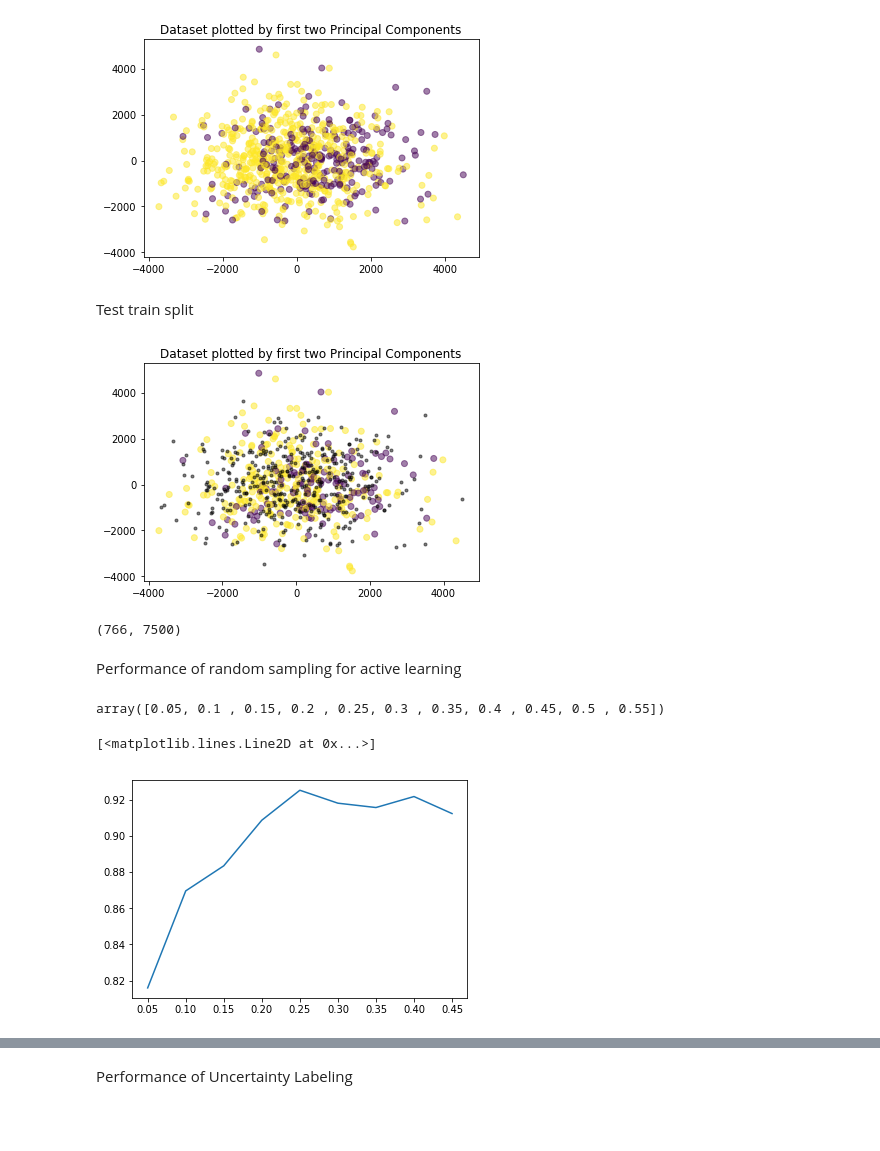
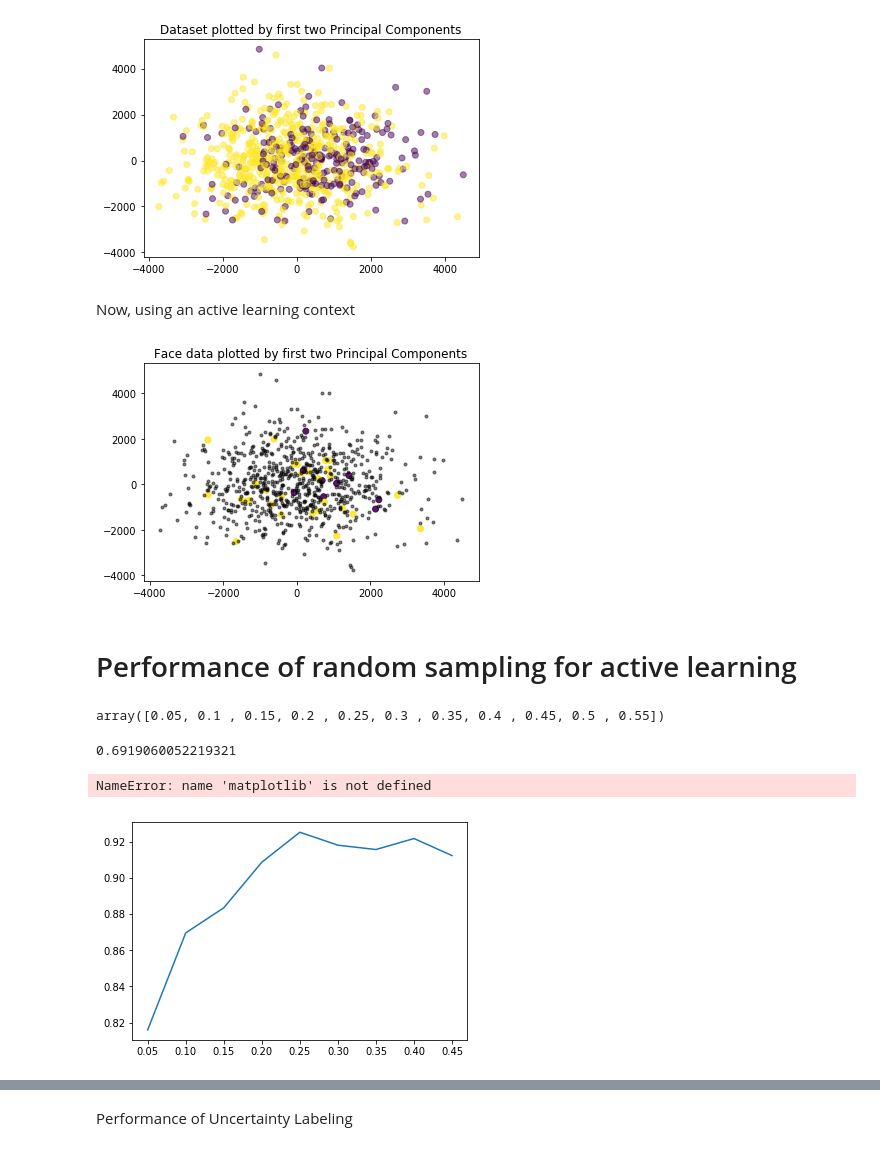
Before and after one commit to nelsonauner/active-learning, a Jupyter notebook: Contextual Bandit for Active Learning - Active Thompson Sampling.ipynb, the cells around one changed output, grey strips where cells are left out. Cells and saved outputs as stored; diff of their text form; code cells hidden in the pictures; blank space fills up the shorter version.

```diff
--- a/Contextual Bandit for Active Learning - Active Thompson Sampling.ipynb
+++ b/Contextual Bandit for Active Learning - Active Thompson Sampling.ipynb
@@ -55,8 +83,8 @@ plt.title('Dataset plotted by first two Principal Components')
 plt.show()
 # %% [output]
 [figure]
-# %% [markdown]
-Test train split
+# %% [markdown]
+Now, using an active learning context
 # %%
 from sklearn.model_selection import train_test_split
 # %%
@@ -68,19 +94,15 @@ y_split_by_train_test = np.concatenate((y_train, [2 for i in y_test]))
 # %%
 plt.scatter([x[0] for x in pca[indices_train]], [x[1] for x in pca[indices_train]],
             marker='o',
-            c=y_train, alpha=.5)
+            c=y_train, alpha=.9)
 plt.scatter([x[0] for x in pca[indices_test]], [x[1] for x in pca[indices_test]],
             marker='.', c='black', alpha=.5)
-plt.title('Dataset plotted by first two Principal Components')
+plt.title('Face data plotted by first two Principal Components')
 plt.show()
 # %% [output]
-[figure, old version]
+[figure, new version]
-# %%
-X.shape
-# %% [output]
-(766, 7500)
 # %% [markdown]
-Performance of random sampling for active learning
+# Performance of random sampling for active learning
 # %%
 from sklearn.linear_model import  LogisticRegression
 # %%
@@ -92,6 +114,10 @@ array([0.05, 0.1 , 0.15, 0.2 , 0.25, 0.3 , 0.35, 0.4 , 0.45, 0.5 , 0.55])
 # %%
 perc_iterations = np.arange(.05, .5, .05)
 n_iteration = [int(f) for f in  perc_iterations * X.shape[0]]
+# %%
+np.mean(y)
+# %% [output]
+0.6919060052219321
 # %%
 score_random_sampling = []
 for i in n_iteration:
@@ -99,9 +125,6 @@ for i in n_iteration:
     y_train = y[:i]
     lr = LogisticRegression(random_state=633).fit(X_train, y_train)
     score_random_sampling.append(lr.score(X[i:], y[i:]) )
-
-%matplotlib inline
-plt.plot(perc_iterations, score_random_sampling)
 # %% [output]
-[<matplotlib.lines.Line2D at 0x...>]
+NameError: name 'matplotlib' is not defined
 [figure]
```
Also changed, not shown: parts of 24 cells of this notebook.
